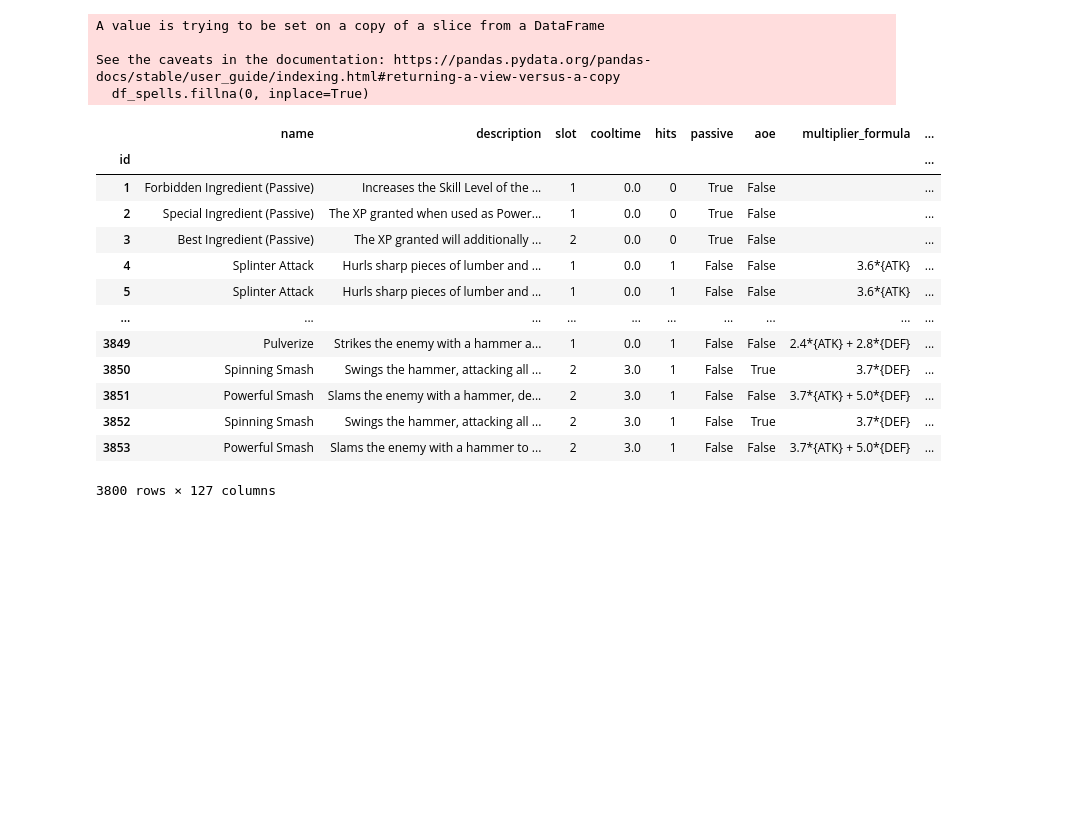
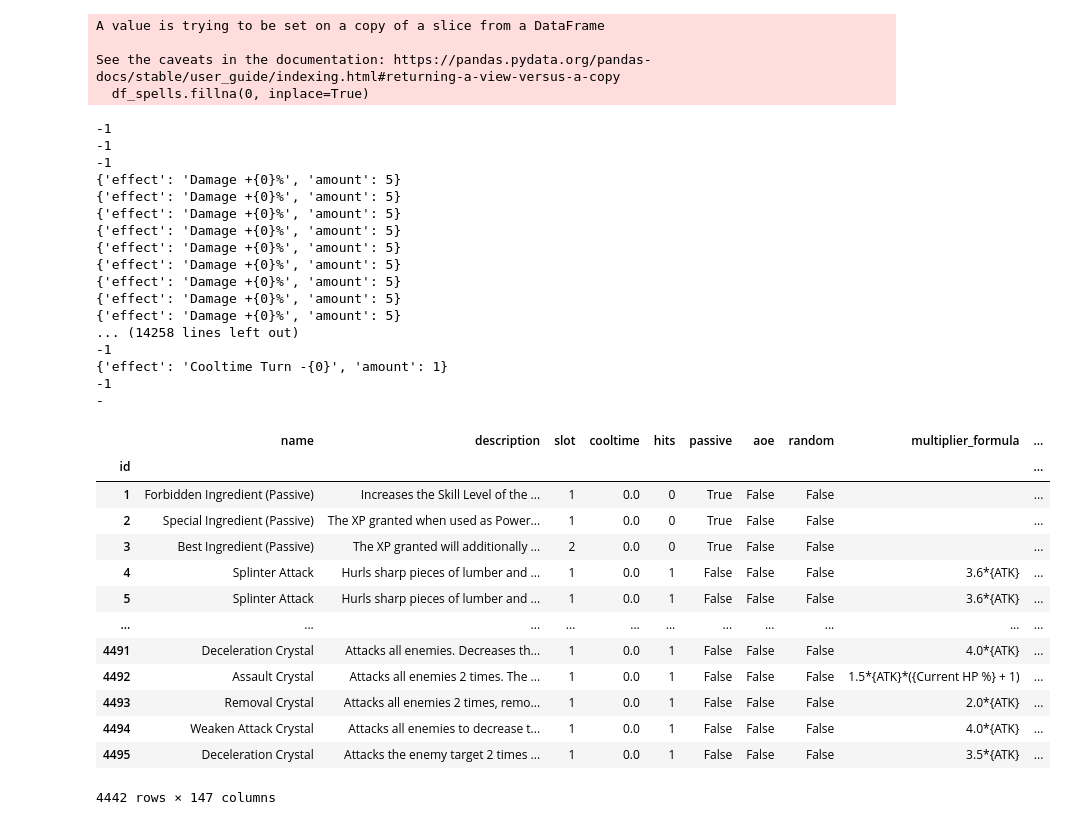
Before and after one commit to Tomlora/SummonersWars_ScoringRunage_Dashboard, a Jupyter notebook: save_swarfarm.ipynb, the cells around one changed output. Drawn from its saved outputs; the diff is of its cells as text; code cells hidden in the pictures; blank space fills up the shorter version.

```diff
--- a/save_swarfarm.ipynb
+++ b/save_swarfarm.ipynb
@@ -157,7 +173,7 @@ df_spells.set_index('id', inplace=True)
 df_spells.fillna(0, inplace=True)
 
 # on rename les colonnes des effects
-df_spells.rename(columns={0 : 'Effet1', 1 : 'Effet2', 2: 'Effet3', 3: 'Effet4', 4: 'Effet5'}, inplace=True)
+df_spells.rename(columns={0 : 'Effet1', 1 : 'Effet2', 2: 'Effet3', 3: 'Effet4', 4: 'Effet5', 5: 'Effet6'}, inplace=True)
 
 
 
@@ -169,18 +185,19 @@ df_spells['Effet2'] = df_spells['Effet2'].apply(changement_effect, number="_2")
 df_spells['Effet3'] = df_spells['Effet3'].apply(changement_effect, number="_3")
 df_spells['Effet4'] = df_spells['Effet4'].apply(changement_effect, number="_4")
 df_spells['Effet5'] = df_spells['Effet5'].apply(changement_effect, number="_5")
+df_spells['Effet6'] = df_spells['Effet6'].apply(changement_effect, number="_6")
 
 
 
 # on peut désormais extraire les variables des effects
-for effect in ['Effet1', 'Effet2', 'Effet3', 'Effet4', 'Effet5']:
+for effect in ['Effet1', 'Effet2', 'Effet3', 'Effet4', 'Effet5', 'Effet6']:
     df_spells = extraire_variables_imbriquees(df_spells, effect)
 
 
 df_spells.drop([0], axis=1, inplace=True)
 
     # si vide, pas d'effet, donc false
-for num_effet in range(1,6):
+for num_effet in range(1,7):
     num_effet = str(num_effet)
     col_list = ['effect_' + num_effet, 'aoe_' + num_effet, 'single_target_' + num_effet,
             'self_effect_' + num_effet, 'chance_' + num_effet, 'on_crit_' + num_effet, 'on_death_' + num_effet, 'random_' + num_effet, 'quantity_' + num_effet, 'all_' + num_effet,
@@ -200,14 +217,15 @@ df_spells['effect_2'] = df_spells['effect_2'].apply(changement_effect, number="_
 df_spells['effect_3'] = df_spells['effect_3'].apply(changement_effect, number="_3")
 df_spells['effect_4'] = df_spells['effect_4'].apply(changement_effect, number="_4")
 df_spells['effect_5'] = df_spells['effect_5'].apply(changement_effect, number="_5")
+df_spells['effect_6'] = df_spells['effect_6'].apply(changement_effect, number="_6")
 # %%
-for effect in ['effect_1', 'effect_2', 'effect_3', 'effect_4', 'effect_5']:
+for effect in ['effect_1', 'effect_2', 'effect_3', 'effect_4', 'effect_5', 'effect_6']:
     df_spells = extraire_variables_imbriquees(df_spells, effect)
 
 df_spells.drop([0], axis=1, inplace=True)
 # %%
 # si vide, pas d'effet, donc false
-for num_effet in range(1,6):
+for num_effet in range(1,7):
     num_effet = str(num_effet)
     col_list = ['id_' + num_effet, 'url_' + num_effet, 'name_' + num_effet,
             'is_buff_' + num_effet, 'type_' + num_effet]
@@ -226,34 +244,53 @@ df_spells.drop(['count', 'com2us_id' , 'max_level'], axis=1, inplace=True)
 # %%
 df_spells = extraire_variables_imbriquees(df_spells, 'upgrades')
 
 df_spells.rename(columns={0 : 'upgrade_1', 1 : 'upgrade_2', 2: 'upgrade_3', 3: 'upgrade_4', 4: 'upgrade_5', 5 : 'upgrade_6', 6: 'upgrade_7', 7: 'upgrade_8'}, inplace=True)
 
 def changement_upgrade(x):
-    if x != 0 and x!= -1 and x != "-1":
+    if x != 0 and x!= -1 and x != "-1" and x!='0':
         effect = x['effect']
         amount = x['amount']
     else:
         effect = -1
         amount = -1
+
+
     return effect, amount
 
 
 for upgrade in ['upgrade_1', 'upgrade_2', 'upgrade_3', 'upgrade_4', 'upgrade_5', 'upgrade_6', 'upgrade_7', 'upgrade_8']:
-    df_spells[upgrade].fillna(-1, inplace=True)
+    df_spells[upgrade] = df_spells[upgrade].fillna(-1)
     df_spells[[upgrade + '_effect', upgrade + '_amount']] = df_spells[upgrade].apply(changement_upgrade).apply(pd.Series)
 df_spells
 # %% [output]
+-1
+-1
+-1
+{'effect': 'Damage +{0}%', 'amount': 5}
+{'effect': 'Damage +{0}%', 'amount': 5}
+{'effect': 'Damage +{0}%', 'amount': 5}
+{'effect': 'Damage +{0}%', 'amount': 5}
+{'effect': 'Damage +{0}%', 'amount': 5}
+{'effect': 'Damage +{0}%', 'amount': 5}
+{'effect': 'Damage +{0}%', 'amount': 5}
+{'effect': 'Damage +{0}%', 'amount': 5}
+{'effect': 'Damage +{0}%', 'amount': 5}
+... (14258 lines left out)
+-1
+{'effect': 'Cooltime Turn -{0}', 'amount': 1}
+-1
+-
-|  | name | description | slot | cooltime | hits | passive | aoe | multiplier_formula | ... |
-| id |  |  |  |  |  |  |  |  | ... |
-| 1 | Forbidden Ingredient (Passive) | Increases the Skill Level of the ... | 1 | 0.0 | 0 | True | False |  | ... |
-| 2 | Special Ingredient (Passive) | The XP granted when used as Power... | 1 | 0.0 | 0 | True | False |  | ... |
-| 3 | Best Ingredient (Passive) | The XP granted will additionally ... | 2 | 0.0 | 0 | True | False |  | ... |
-| 4 | Splinter Attack | Hurls sharp pieces of lumber and ... | 1 | 0.0 | 1 | False | False | 3.6*{ATK} | ... |
-| 5 | Splinter Attack | Hurls sharp pieces of lumber and ... | 1 | 0.0 | 1 | False | False | 3.6*{ATK} | ... |
-| ... | ... | ... | ... | ... | ... | ... | ... | ... | ... |
-| 3849 | Pulverize | Strikes the enemy with a hammer a... | 1 | 0.0 | 1 | False | False | 2.4*{ATK} + 2.8*{DEF} | ... |
-| 3850 | Spinning Smash | Swings the hammer, attacking all ... | 2 | 3.0 | 1 | False | True | 3.7*{DEF} | ... |
-| 3851 | Powerful Smash | Slams the enemy with a hammer, de... | 2 | 3.0 | 1 | False | False | 3.7*{ATK} + 5.0*{DEF} | ... |
-| 3852 | Spinning Smash | Swings the hammer, attacking all ... | 2 | 3.0 | 1 | False | True | 3.7*{DEF} | ... |
-| 3853 | Powerful Smash | Slams the enemy with a hammer to ... | 2 | 3.0 | 1 | False | False | 3.7*{ATK} + 5.0*{DEF} | ... |
+|  | name | description | slot | cooltime | hits | passive | aoe | random | multiplier_formula | ... |
+| id |  |  |  |  |  |  |  |  |  | ... |
+| 1 | Forbidden Ingredient (Passive) | Increases the Skill Level of the ... | 1 | 0.0 | 0 | True | False | False |  | ... |
+| 2 | Special Ingredient (Passive) | The XP granted when used as Power... | 1 | 0.0 | 0 | True | False | False |  | ... |
+| 3 | Best Ingredient (Passive) | The XP granted will additionally ... | 2 | 0.0 | 0 | True | False | False |  | ... |
+| 4 | Splinter Attack | Hurls sharp pieces of lumber and ... | 1 | 0.0 | 1 | False | False | False | 3.6*{ATK} | ... |
+| 5 | Splinter Attack | Hurls sharp pieces of lumber and ... | 1 | 0.0 | 1 | False | False | False | 3.6*{ATK} | ... |
+| ... | ... | ... | ... | ... | ... | ... | ... | ... | ... | ... |
+| 4491 | Deceleration Crystal | Attacks all enemies. Decreases th... | 1 | 0.0 | 1 | False | False | False | 4.0*{ATK} | ... |
+| 4492 | Assault Crystal | Attacks all enemies 2 times. The ... | 1 | 0.0 | 1 | False | False | False | 1.5*{ATK}*({Current HP %} + 1) | ... |
+| 4493 | Removal Crystal | Attacks all enemies 2 times, remo... | 1 | 0.0 | 1 | False | False | False | 2.0*{ATK} | ... |
+| 4494 | Weaken Attack Crystal | Attacks all enemies to decrease t... | 1 | 0.0 | 1 | False | False | False | 4.0*{ATK} | ... |
+| 4495 | Deceleration Crystal | Attacks the enemy target 2 times ... | 1 | 0.0 | 1 | False | False | False | 3.5*{ATK} | ... |
-3800 rows × 127 columns
+4442 rows × 147 columns
```
Also changed, not shown: parts of 26 cells of this notebook, 1 other file.
